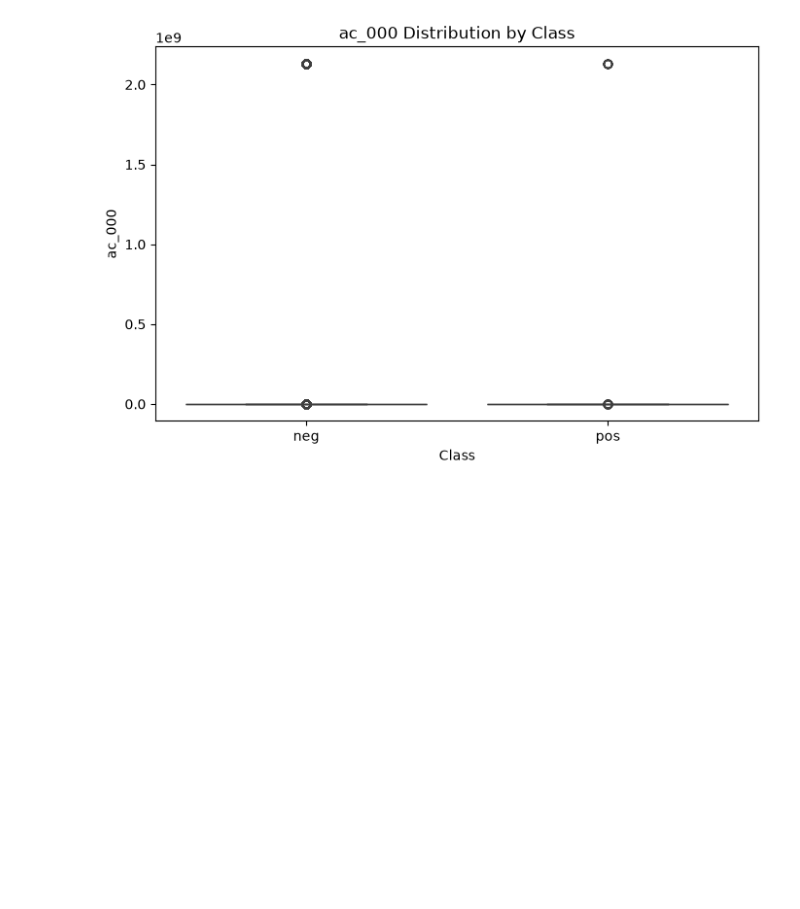
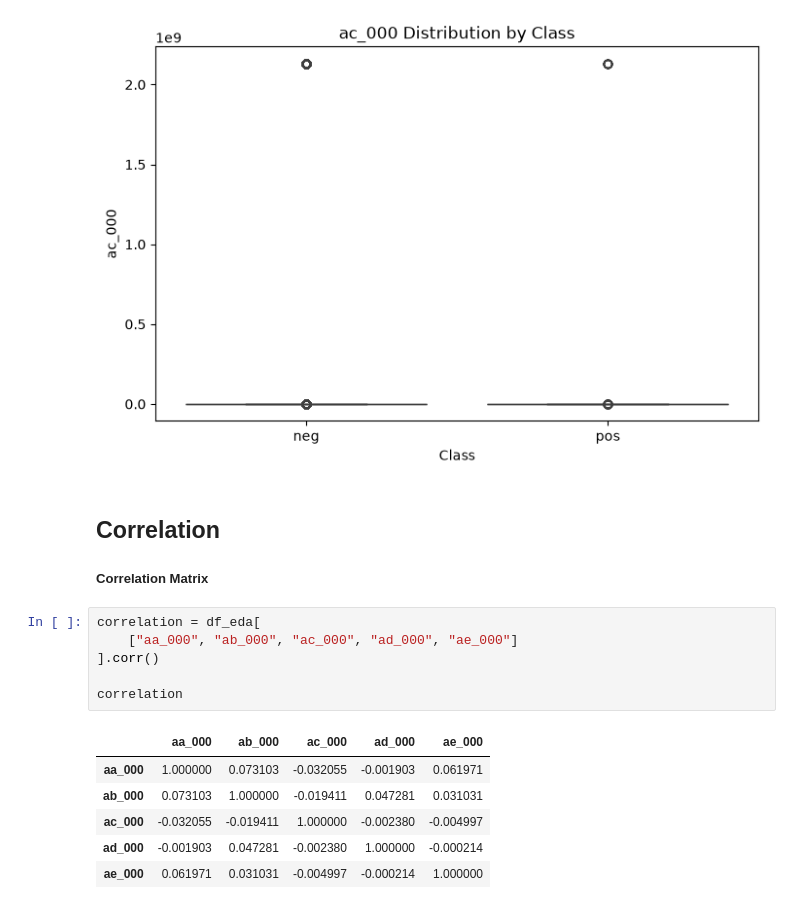
Before and after one commit to Rupesh-Mane/air-pressure-system-failure-prediction, a Jupyter notebook: notebooks/02_EDA.ipynb, the cells around one changed output. Saved outputs shown, nothing was run; the diff lists cells and outputs as text; blank space fills up the shorter version.

```diff
--- a/notebooks/02_EDA.ipynb
+++ b/notebooks/02_EDA.ipynb
@@ -243,3 +243,19 @@ plt.ylabel("ac_000")
 plt.show()
 # %% [output]
 [figure]
+# %% [markdown]
+## Correlation
+##### Correlation Matrix
+# %%
+correlation = df_eda[
+    ["aa_000", "ab_000", "ac_000", "ad_000", "ae_000"]
+].corr()
+
+correlation
+# %% [output]
+|  | aa_000 | ab_000 | ac_000 | ad_000 | ae_000 |
+| aa_000 | 1.000000 | 0.073103 | -0.032055 | -0.001903 | 0.061971 |
+| ab_000 | 0.073103 | 1.000000 | -0.019411 | 0.047281 | 0.031031 |
+| ac_000 | -0.032055 | -0.019411 | 1.000000 | -0.002380 | -0.004997 |
+| ad_000 | -0.001903 | 0.047281 | -0.002380 | 1.000000 | -0.000214 |
+| ae_000 | 0.061971 | 0.031031 | -0.004997 | -0.000214 | 1.000000 |
```
Also changed, not shown: parts of 2 cells of this notebook.
